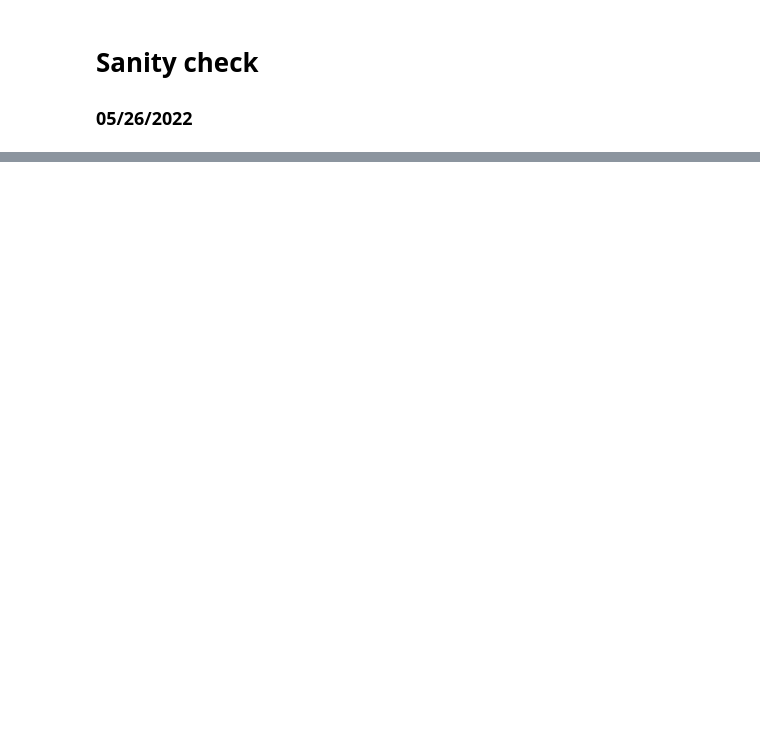
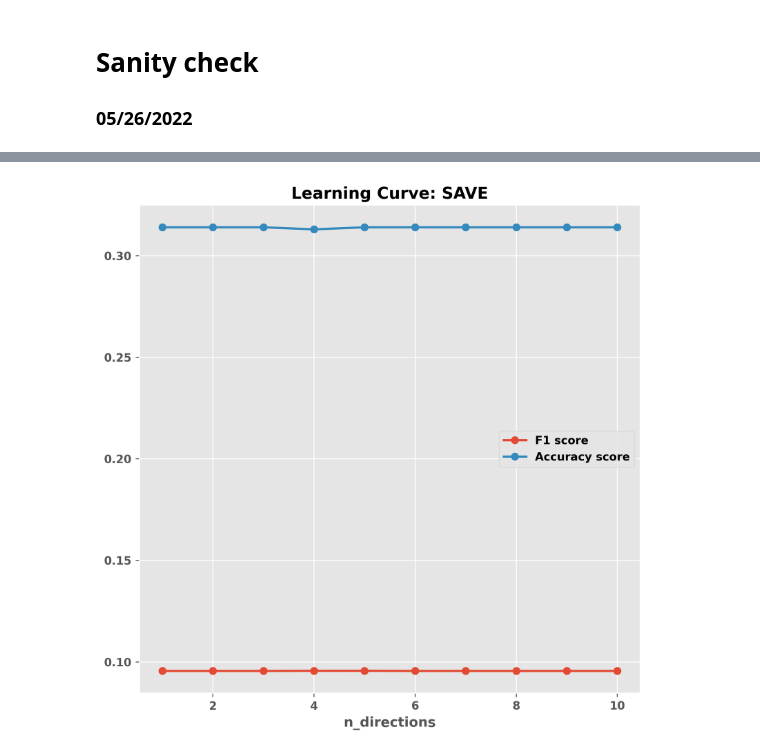
Before and after one commit to kl3259/GR5398_IoT, a Jupyter notebook: doc/sanity_check.ipynb, the cells around one changed output, grey strips where cells are left out. Saved outputs shown, nothing was run; the diff lists cells and outputs as text; code cells hidden in the pictures; blank space fills up the shorter version.

```diff
--- a/doc/sanity_check.ipynb
+++ b/doc/sanity_check.ipynb
@@ -203,0 +244,5 @@ Directions:
+# %%
+np.random.seed(531)
+test_X = np.random.randn(1000, 10)
+y = np.random.choice([1,2,3,4,5], 1000)
+y = pd.DataFrame(data = y, columns = ['columns'])
@@ -214,0 +389,9 @@ array([[-0.09032152,  0.01111316, -0.44035267],
+# %%
+import sliced
+from sliced import SlicedAverageVarianceEstimation
+save_alt = SlicedAverageVarianceEstimation(
+    n_directions = 3,
+    n_slices = 5
+)
+save_alt.fit(syncthetic_feature_df, syncthetic_label_df)
+print(save_alt.directions_)
@@ -214,0 +456,11 @@ array([[-0.09032152,  0.01111316, -0.44035267],
+# %%
+plot_learning_curve(
+    n_directions_list = n_directions_list,
+    training_score_list = f1_list,
+    validation_score_list = accu_list,
+    metric_name = "",
+    x_name = "n_directions",
+    title = "SAVE"
+)
+# %% [output]
+[figure, added]
```
Also changed, not shown: parts of 17 cells of this notebook.
